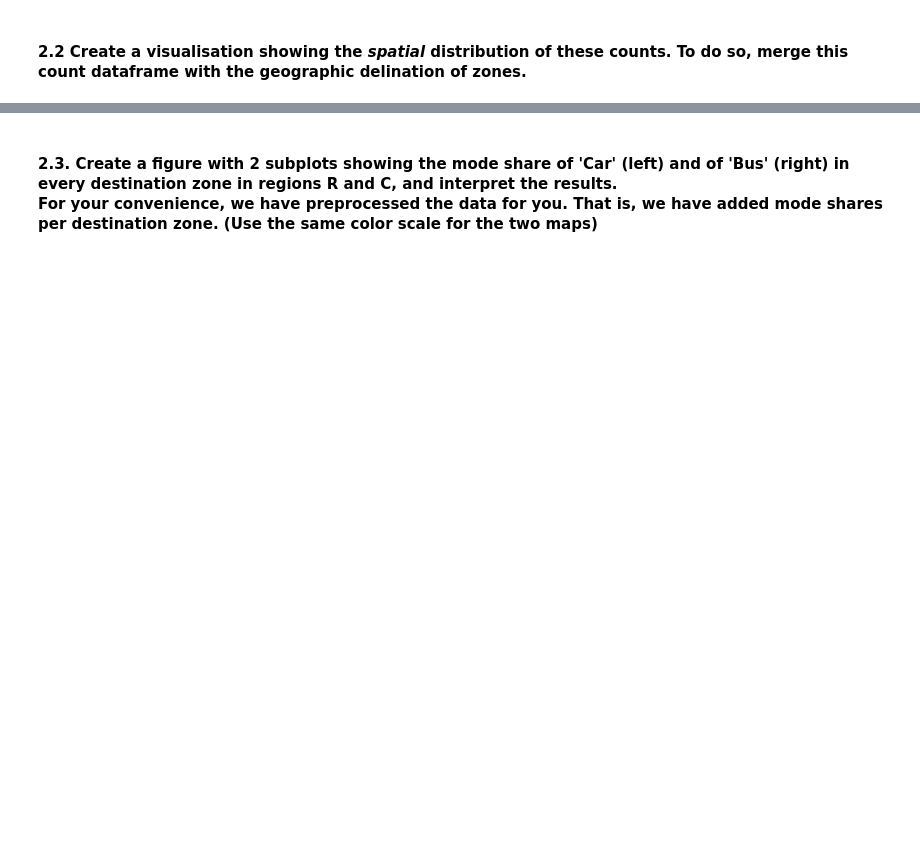
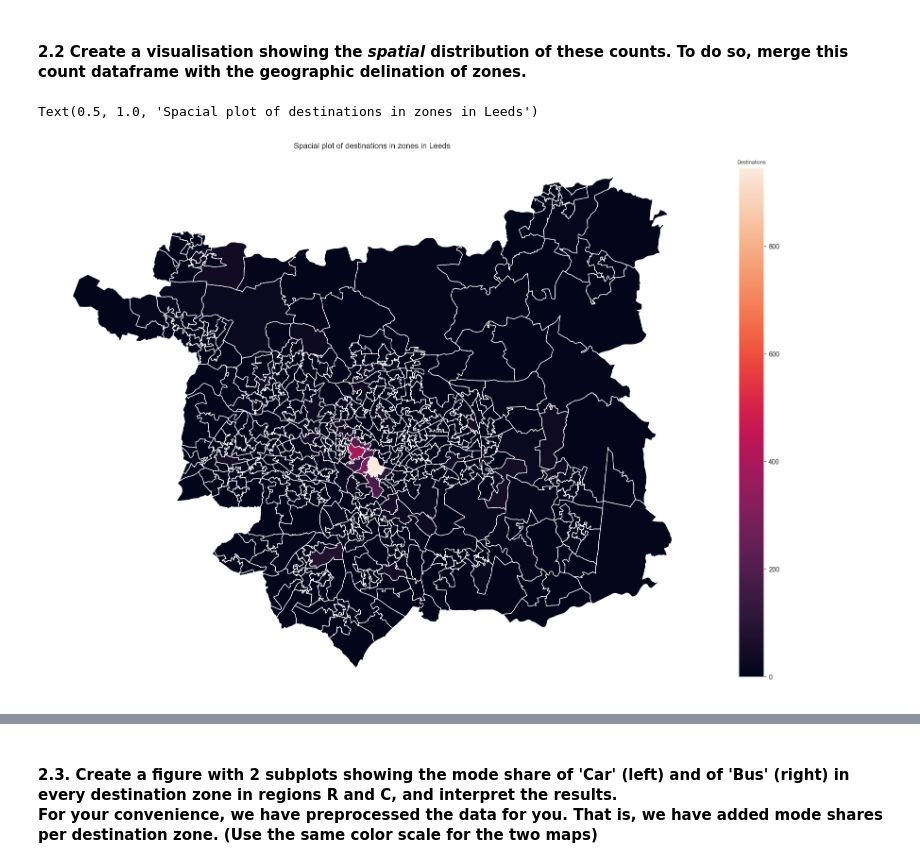
Before and after one commit to hjdeheer/TPM34A_Lab, a Jupyter notebook: Assignments/assignment_02/assignment_02.ipynb, the cells around one changed output, grey strips where cells are left out. Saved outputs shown, nothing was run; the diff lists cells and outputs as text; code cells hidden in the pictures; blank space fills up the shorter version.

```diff
--- a/Assignments/assignment_02/assignment_02.ipynb
+++ b/Assignments/assignment_02/assignment_02.ipynb
@@ -137,2 +287,16 @@ pd.set_option('display.max_columns', None)
 # %% [markdown]
 #### 2.2 Create a visualisation showing the *spatial* distribution of these counts. To do so, merge this count dataframe with the geographic delination of zones.
+# %%
+fig, ax = plt.subplots(1, 1, figsize = (20,20))
+zones_merged.plot(ax=ax, column="destinations", cmap="rocket")
+
+ax.set_axis_off()
+
+#Add colorbars
+patch_col = ax.collections[0]
+cb1 = fig.colorbar(patch_col, ax=ax, shrink=0.7 , fraction=0.05)
+cb1.ax.set_title('Destinations',fontsize=8)
+ax.set_title("Spacial plot of destinations in zones in Leeds")
+# %% [output]
+Text(0.5, 1.0, 'Spacial plot of destinations in zones in Leeds')
+[figure, added]
```
Also changed, not shown: parts of 34 cells of this notebook, 3 other files.
